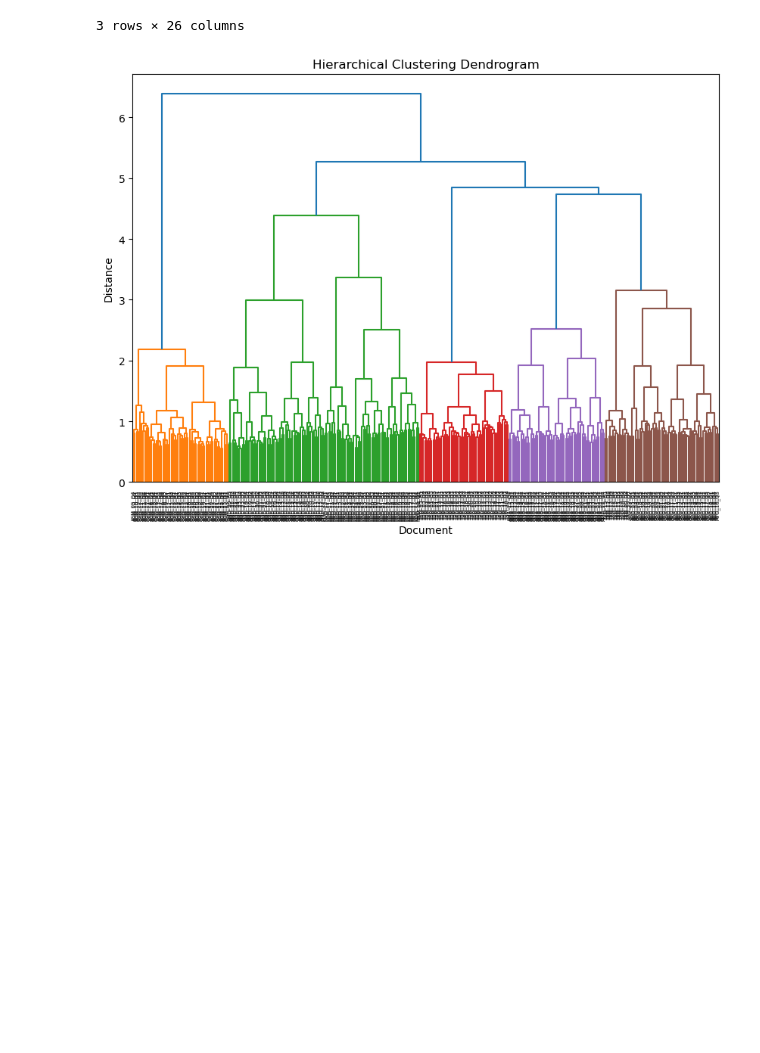
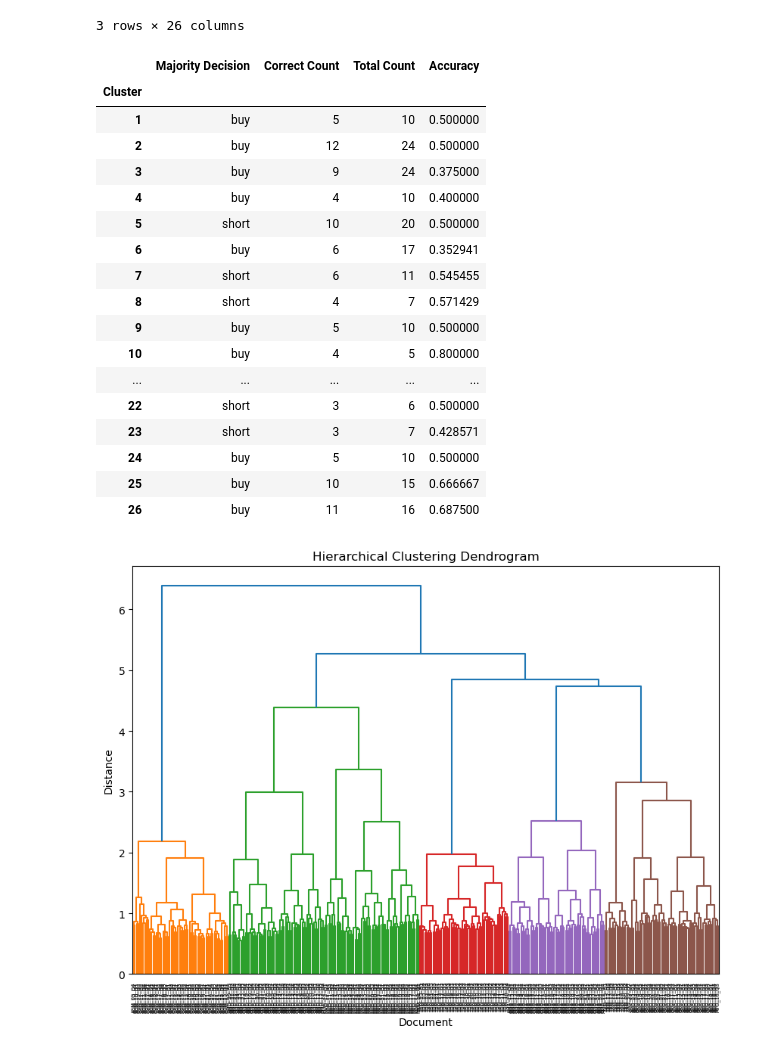
Before and after one commit to biagi0/Unstructured_Data_Projects, a Jupyter notebook: Final_Project/TFIDF_Cluster.ipynb, the cells around one changed output. Drawn from its saved outputs; the diff is of its cells as text; code cells hidden in the pictures; blank space fills up the shorter version.

```diff
--- a/Final_Project/TFIDF_Cluster.ipynb
+++ b/Final_Project/TFIDF_Cluster.ipynb
@@ -635,6 +635,48 @@ count_df2
 | hold | 3 | 6 | 7 | 3 | 2 | 5 | 0 | 1 | 2 | 0 | ... | ... |
 | short | 2 | 6 | 8 | 3 | 10 | 6 | 6 | 4 | 3 | 1 | ... | ... |
 3 rows × 26 columns
+# %%
+# Step 1: Get the majority decision for each cluster
+majority_decision = count_df2.idxmax()
+
+# Step 2: Get the counts of the majority decisions
+correct_counts = [count_df2.loc[decision, cluster] for cluster, decision in majority_decision.items()]
+
+# Step 3: Total counts are the sum of each column in count_df2
+total_counts = count_df2.sum()
+
+# Step 4: Calculate accuracy for each cluster
+accuracy = correct_counts / total_counts
+
+# Step 5: Create a DataFrame for easier viewing
+accuracy_df = pd.DataFrame({
+    'Majority Decision': majority_decision,
+    'Correct Count': correct_counts,
+    'Total Count': total_counts,
+    'Accuracy': accuracy
+}).fillna(0)  # Fill NaN for clusters with no decisions
+
+# Display the accuracy DataFrame
+accuracy_df
+# %% [output]
+|  | Majority Decision | Correct Count | Total Count | Accuracy |
+| Cluster |  |  |  |  |
+| 1 | buy | 5 | 10 | 0.500000 |
+| 2 | buy | 12 | 24 | 0.500000 |
+| 3 | buy | 9 | 24 | 0.375000 |
+| 4 | buy | 4 | 10 | 0.400000 |
+| 5 | short | 10 | 20 | 0.500000 |
+| 6 | buy | 6 | 17 | 0.352941 |
+| 7 | short | 6 | 11 | 0.545455 |
+| 8 | short | 4 | 7 | 0.571429 |
+| 9 | buy | 5 | 10 | 0.500000 |
+| 10 | buy | 4 | 5 | 0.800000 |
+| ... | ... | ... | ... | ... |
+| 22 | short | 3 | 6 | 0.500000 |
+| 23 | short | 3 | 7 | 0.428571 |
+| 24 | buy | 5 | 10 | 0.500000 |
+| 25 | buy | 10 | 15 | 0.666667 |
+| 26 | buy | 11 | 16 | 0.687500 |
 # %%
 # Step 1: Compute the linkage matrix
 linkage_matrix = linkage(dense_tfidf_vector, method='ward')
```
Also changed, not shown: parts of 2 cells of this notebook.
